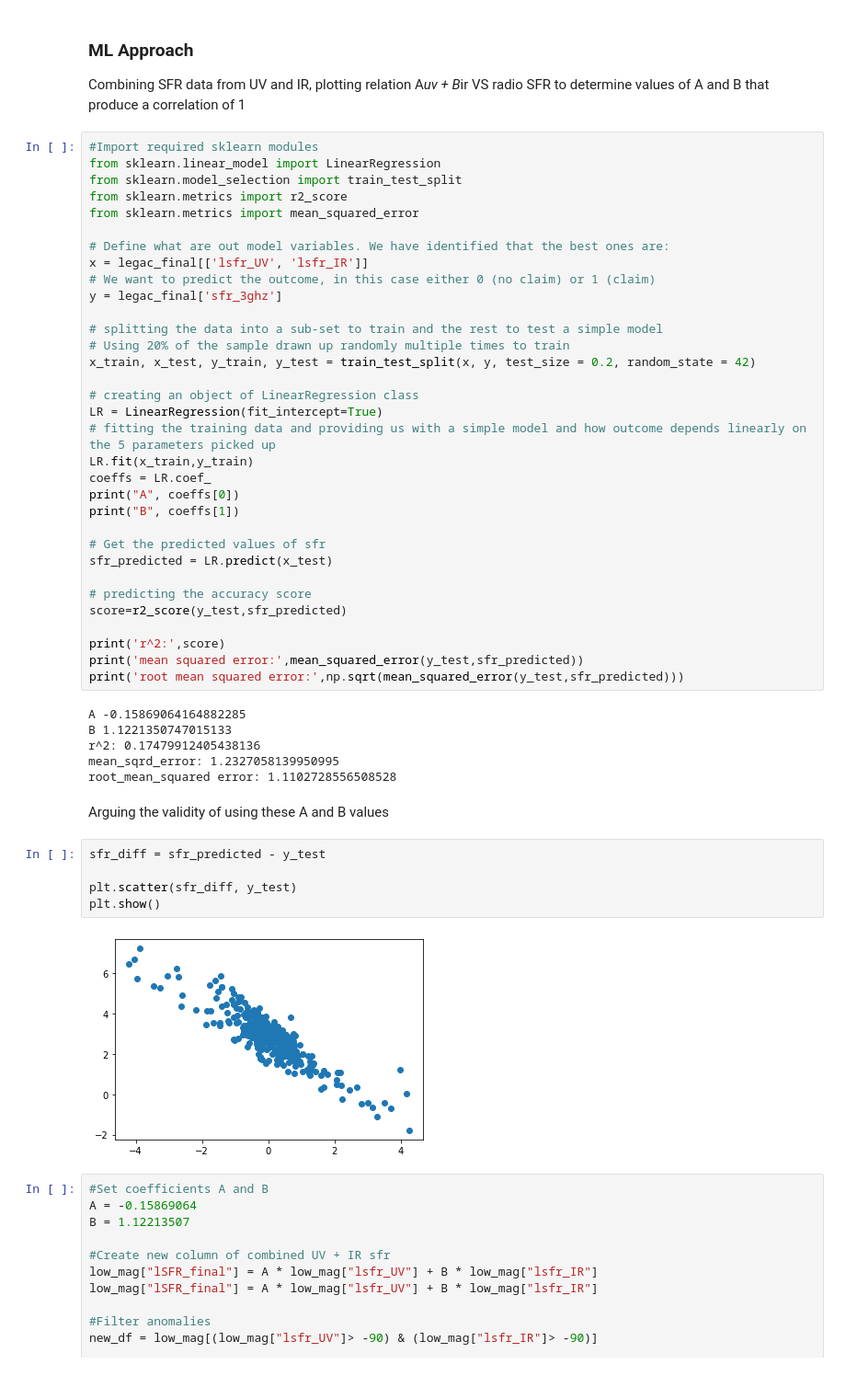
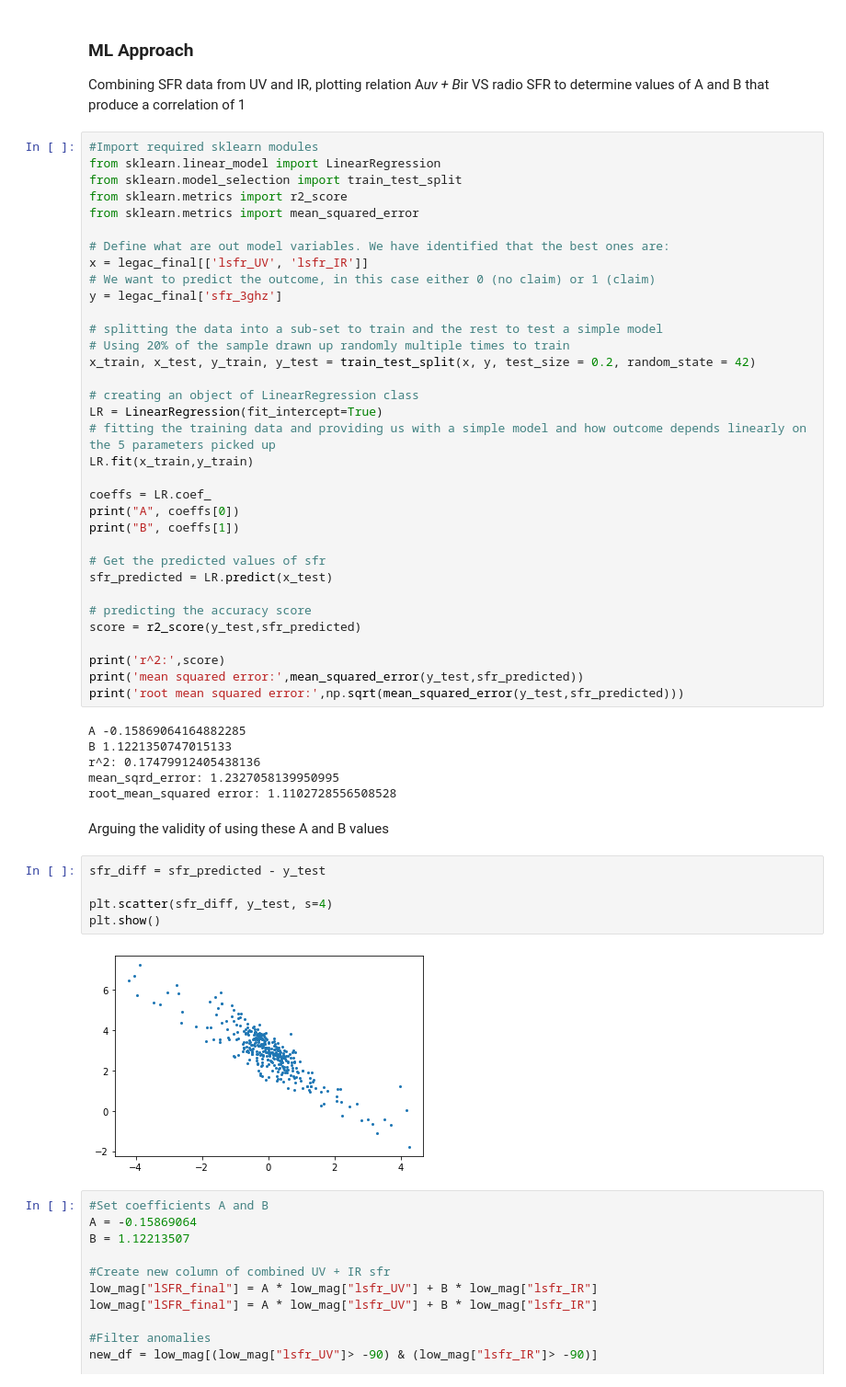
Before and after one commit to nick1404/PHYS369, a Jupyter notebook: main.ipynb, the cells around one changed output. Shown: that part at 92% size. Drawn from its saved outputs; the diff is of its cells as text.

```diff
--- a/main.ipynb
+++ b/main.ipynb
@@ -60,6 +60,7 @@ x_train, x_test, y_train, y_test = train_test_split(x, y, test_size = 0.2, rando
 LR = LinearRegression(fit_intercept=True)
 # fitting the training data and providing us with a simple model and how outcome depends linearly on the 5 parameters picked up
 LR.fit(x_train,y_train)
+
 coeffs = LR.coef_
 print("A", coeffs[0])
 print("B", coeffs[1])
@@ -68,7 +69,7 @@ print("B", coeffs[1])
 sfr_predicted = LR.predict(x_test)
 
 # predicting the accuracy score
-score=r2_score(y_test,sfr_predicted)
+score = r2_score(y_test,sfr_predicted)
 
 print('r^2:',score)
 print('mean squared error:',mean_squared_error(y_test,sfr_predicted))
@@ -84,10 +85,10 @@ Arguing the validity of using these A and B values
 # %%
 sfr_diff = sfr_predicted - y_test
 
-plt.scatter(sfr_diff, y_test)
+plt.scatter(sfr_diff, y_test, s=4)
 plt.show()
 # %% [output]
-[figure, old version]
+[figure, new version]
 # %%
 #Set coefficients A and B
 A = -0.15869064
```
